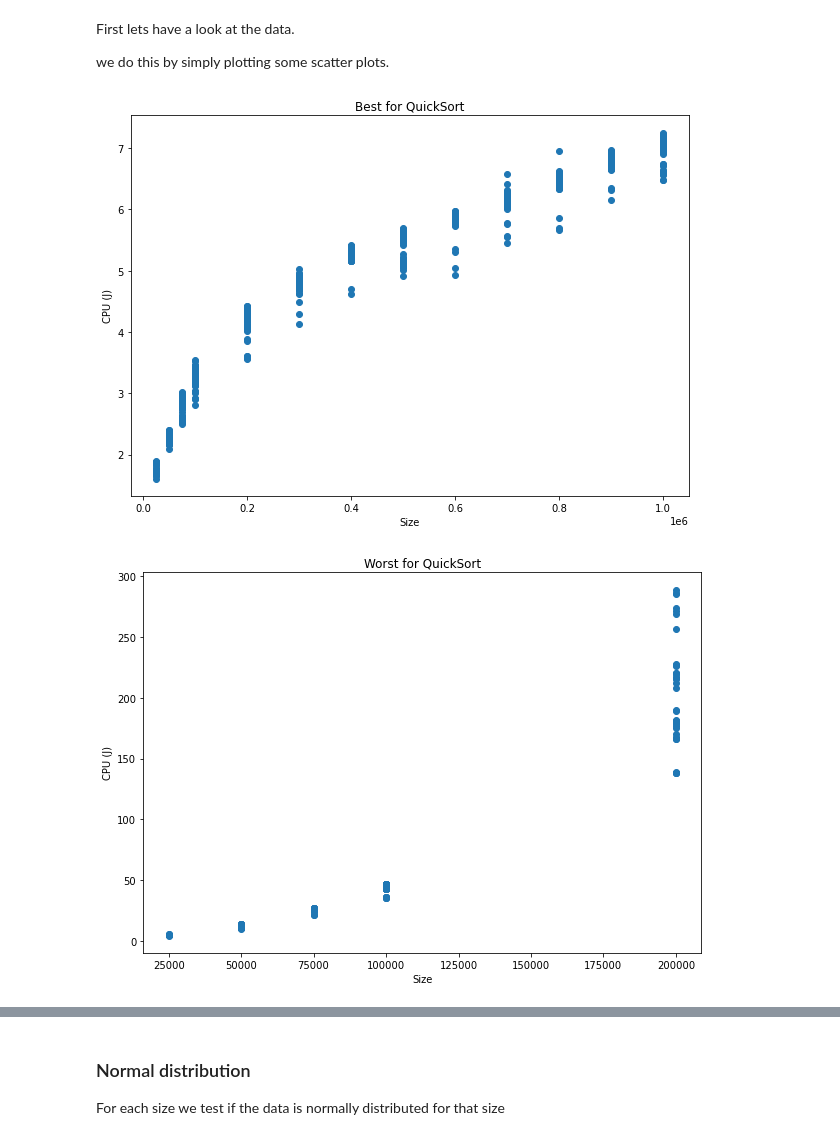
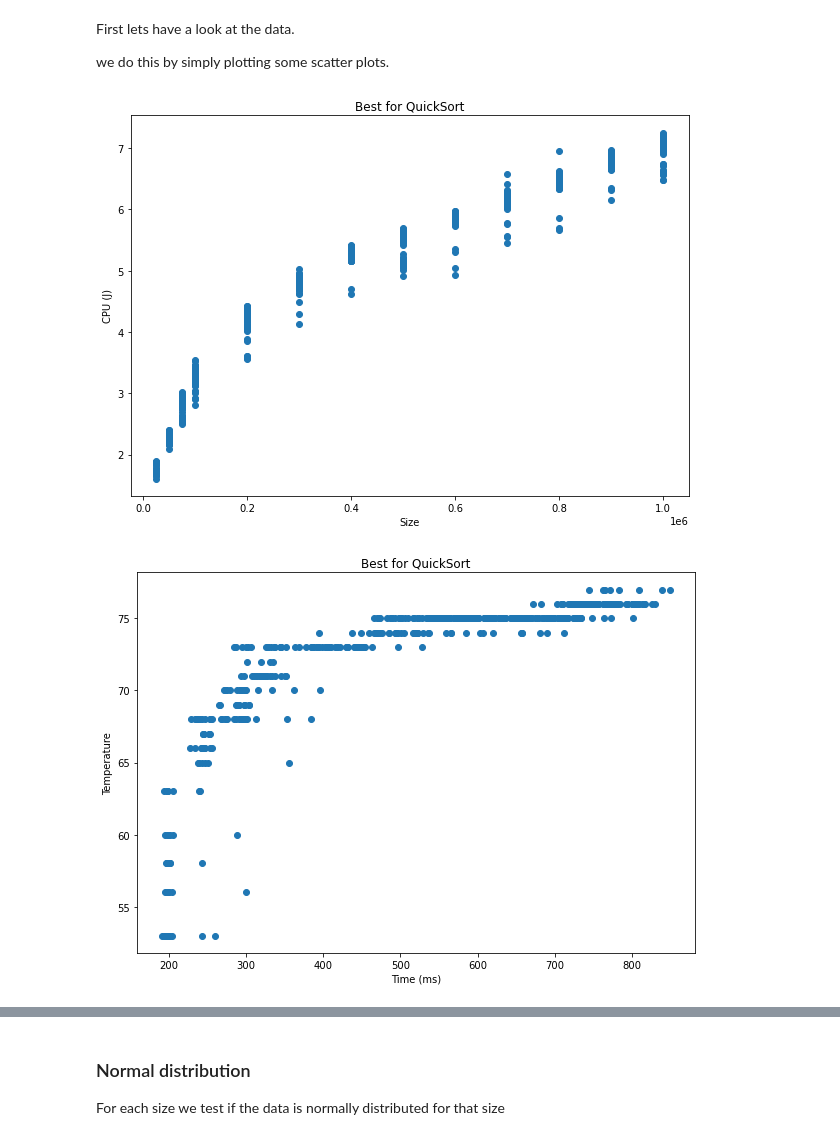
Before and after one commit to hrallil/Data-science-and-visualisation, a Jupyter notebook: Mini project/Group_12_report.ipynb, the cells around one changed output, grey strips where cells are left out. Saved outputs shown, nothing was run; the diff lists cells and outputs as text; code cells hidden in the pictures.

```diff
--- a/Mini project/Group_12_report.ipynb
+++ b/Mini project/Group_12_report.ipynb
@@ -64,4 +65,10 @@ import numpy as np
 df = pd.read_csv("data/quickSort-PC27.csv") #dummy data
 df.columns=["Test name","PKG (J)","CPU (J)","GPU (J)","Memory (J)","Temperature","Time (ms)"]
 
-dfMemory = pd.read_csv("data/QuickSortMemory-PC#.csv") #What in the fuck 15249696.1 ?
+dfMemory = pd.read_csv("data/QuickSortMemory-PC#_Edit.csv") #What in the fuck 15249696.1 ?
+
+dfMemory = dfMemory.transpose()
+
+dfMemory["Memory (byte)"] = dfMemory.index
+
+dfMemory.reset_index()
@@ -69,3 +90,6 @@ dfMemory = pd.read_csv("data/QuickSortMemory-PC#.csv") #What in the fuck 1524969
 ## 2. Data Preprocessing
 
 [Below you should handle the missing values, convert data types, apply data scaling and so on, if any of them is needed.]
+# %%
+df["Memory (byte)"] = dfMemory["Memory (byte)"]
+print("are they the same length? ", len(df) == len(dfMemory), f" len(df) = {len(df)}, len(dfMemory) = {len(dfMemory)}")
@@ -72,6 +98,7 @@ dfMemory = pd.read_csv("data/QuickSortMemory-PC#.csv") #What in the fuck 1524969
 # %%
+
 #Missing at the moment
-#df["Memory (byte)"] = dfMemory.transpose()
+df["Memory (byte)"] = dfMemory["Memory (byte)"]
 
 #removing values that are nonsense
 df = df[df['PKG (J)'] >= 0]
@@ -155,49 +183,49 @@ First lets have a look at the data.
 
 we do this by simply plotting some scatter plots.
 # %%
-def plotWorst(strX,strY):
+def plotWorst(strX,strY,dot="o"):
     plt.figure(figsize=(10, 7))
     x = dfBest[strX]
     y = dfBest[strY]
-    plt.plot(x,y,'o', label="Best")
+    plt.plot(x,y,dot, label="Best")
     plt.title("Best for QuickSort")
     plt.xlabel(strX)
     plt.ylabel(strY)
     plt.show()
 
 
 
-def plotBest(strX,strY):
+def plotBest(strX,strY, dot = "o"):
     plt.figure(figsize=(10, 7))
     x = dfWorst[strX]
     y = dfWorst[strY]
-    plt.plot(x,y,'o', label="Best")
+    plt.plot(x,y,dot, label="Best")
     plt.title("Worst for QuickSort")
     plt.xlabel(strX)
     plt.ylabel(strY)
     plt.show()
 
-def plotListOfRandoms(strX,strY):
+def plotListOfRandoms(strX,strY,dot="o"):
     plt.figure(figsize=(10, 7))
     for i in range(10):
-        plt.plot(listOfRandoms[i][strX],listOfRandoms[i][strY],'o', label=f"random{i}")
+        plt.plot(listOfRandoms[i][strX],listOfRandoms[i][strY],dot, label=f"Random{i}")
     plt.title("Random for QuickSort")
     plt.xlabel(strX)
     plt.ylabel(strY)
     plt.show()
 
 #plot data
 plotWorst("Size", "CPU (J)")
 #plotWorst("Size", "Memory (J)")
-#plotWorst("Size", "Temperature")
+plotWorst("Time (ms)", "Temperature", dot='o')
 
 plotBest("Size", "CPU (J)")
 #plotBest("Size", "Memory (J)")
-#plotBest("Size", "Temperature")
+plotBest("Time (ms)", "Temperature", dot='o')
 
 plotListOfRandoms("Size", "CPU (J)")
 #plotListOfRandoms("Size", "Memory (J)")
-#plotListOfRandoms("Size", "Temperature")
+plotListOfRandoms("Time (ms)", "Temperature", dot='o')
 # %% [output]
 [figure]
-[figure, old version]
+[figure, new version]
```
Also changed, not shown: parts of 20 cells of this notebook, 9 other files.
